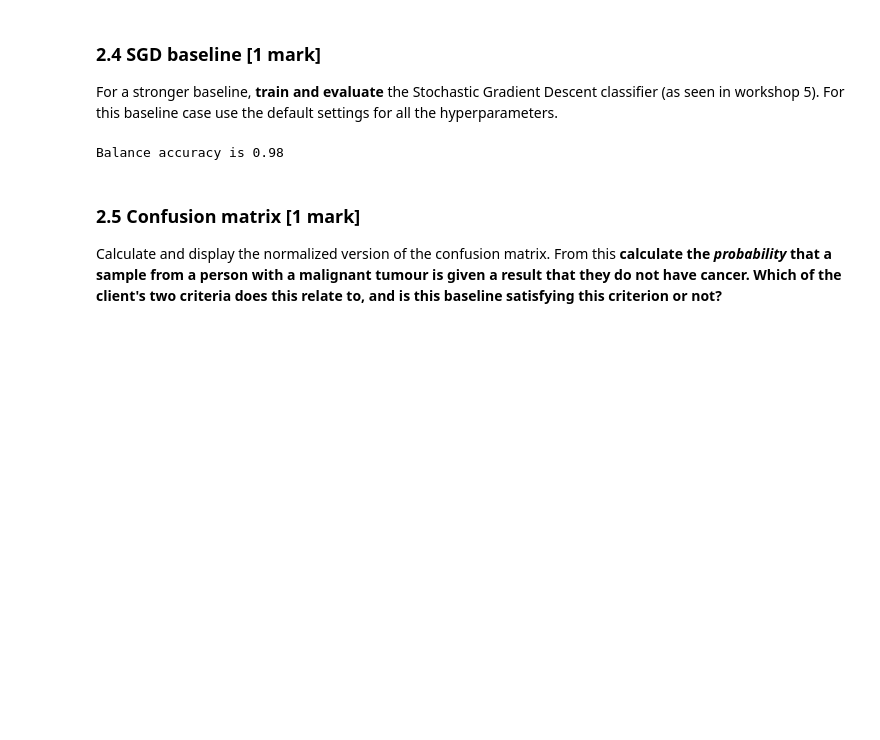
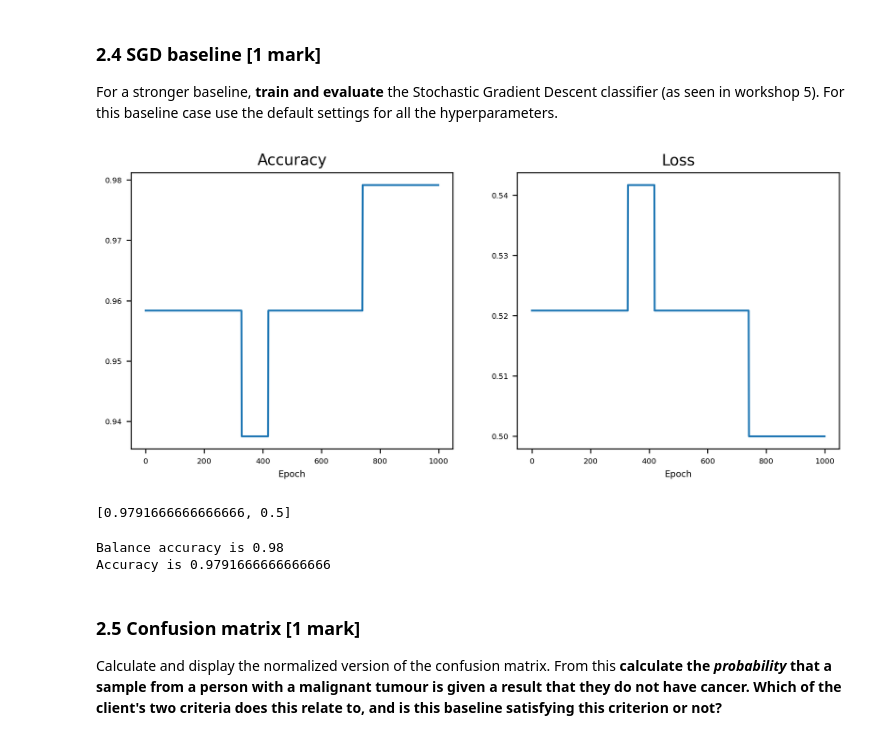
Before and after one commit to XiaoLinZzz/Machine-learning, a Jupyter notebook: A2/A2.ipynb, the cells around one changed output. Drawn from its saved outputs; the diff is of its cells as text; code cells hidden in the pictures; blank space fills up the shorter version.

```diff
--- a/A2/A2_template_2022.ipynb
+++ b/A2/A2.ipynb
@@ -436,18 +458,59 @@ All in all, I think Accuracy is the best. Because Accuracy would not influenced
 ### 2.4 SGD baseline [1 mark]
 
 For a stronger baseline, **train and evaluate** the Stochastic Gradient Descent classifier (as seen in workshop 5). For this baseline case use the default settings for all the hyperparameters.
+# %%
+from sklearn.linear_model import SGDClassifier
+from sklearn.metrics import accuracy_score, hinge_loss
+
+def sgdfn(nsamp, learnrate):
+    sgd = SGDClassifier(warm_start=True, learning_rate='constant', eta0=learnrate)
+    X_trainp = preproc_pl.fit_transform(X_train)
+    X_valp = preproc_pl.fit_transform(X_val)
+    res=[]
+
+    for n in range(1000):
+        sgd.partial_fit(X_trainp[0:50],y_train[0:50],classes=[0,1])
+        y_val_pred = sgd.predict(X_valp)
+        sgd_acc = accuracy_score(y_val,y_val_pred)
+        sgd_loss = hinge_loss(y_val,y_val_pred)
+        res += [[sgd_acc,sgd_loss]]
+
+    res = np.array(res)
+
+    plt.figure(figsize=(10,4))
+    plt.subplot(121)
+    plt.plot(res[:,0])
+    plt.title('Accuracy')
+    plt.xlabel('Epoch')
+    plt.subplot(122)
+    plt.plot(res[:,1])
+    plt.title('Loss')
+    plt.xlabel('Epoch')
+    plt.show()
+
+    return [res[-1,0],res[-1,1]]
+# %%
+ntrain = X_train.shape[0]
+sgdfn(ntrain,1e-5)
+# %% [output]
+[figure, added]
+[0.9791666666666666, 0.5]
 # %%
 # Your code here
 from sklearn.linear_model import SGDClassifier
 
-sgd_pl = Pipeline([ ('preproc',preproc_pl), ('sgd',SGDClassifier(loss='log')) ])
+sgd_pl = Pipeline([ ('preproc',preproc_pl), ('sgd',SGDClassifier(loss='log', eta0=1e-05)) ])
 sgd_pl.fit(X_train,y_train)
 y_val_pred = sgd_pl.predict(X_val)
 
 b_acc = balanced_accuracy_score(y_val,y_val_pred)
 print(f'Balance accuracy is {b_acc}')
+
+acc = accuracy_score(y_val,y_val_pred)
+print(f'Accuracy is {acc}')
 # %% [output]
 Balance accuracy is 0.98
+Accuracy is 0.9791666666666666
 # %% [markdown]
 ### 2.5 Confusion matrix [1 mark]
 
```
Also changed, not shown: parts of 42 cells of this notebook.
